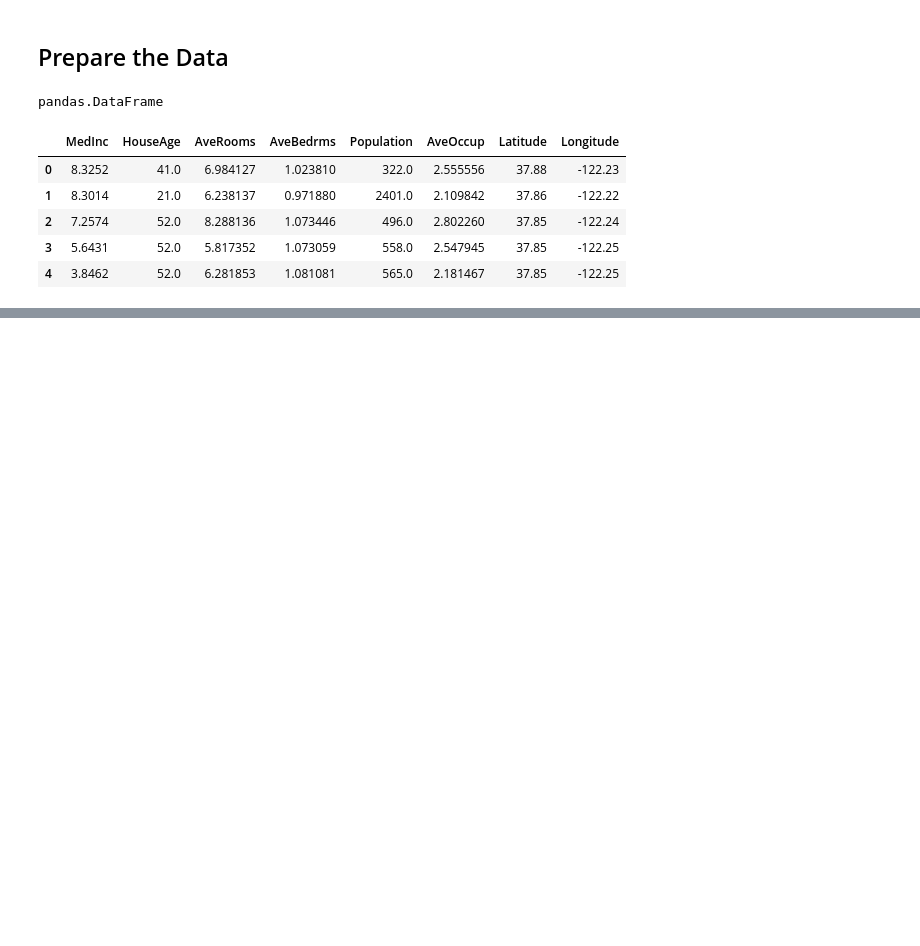
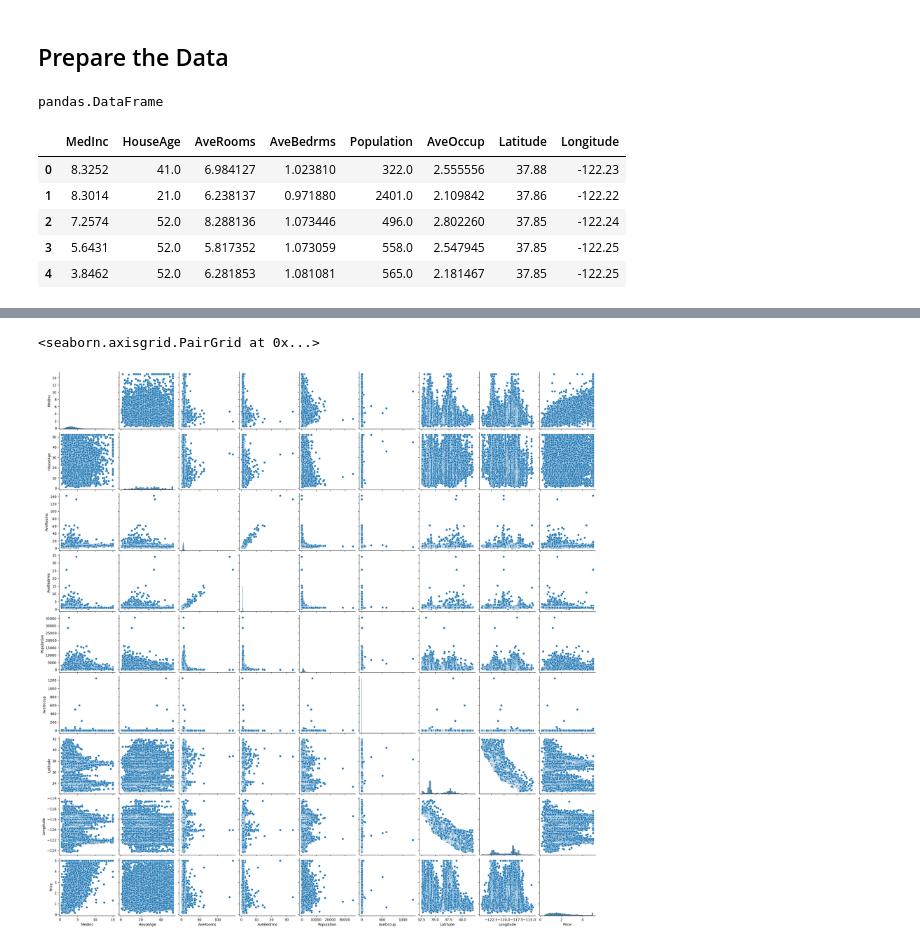
Before and after one commit to Priyabrata111/Predicting_House_Price, a Jupyter notebook: Predict House Prices.ipynb, the cells around one changed output, grey strips where cells are left out. Cells and saved outputs as stored; diff of their text form; code cells hidden in the pictures; blank space fills up the shorter version.

```diff
--- a/Predict House Prices.ipynb
+++ b/Predict House Prices.ipynb
@@ -80,0 +150,5 @@ dataset['Price'] = housing.target
+# %%
+sns.pairplot(dataset)
+# %% [output]
+<seaborn.axisgrid.PairGrid at 0x...>
+[figure, added]
```
Also changed, not shown: parts of 7 cells of this notebook.
